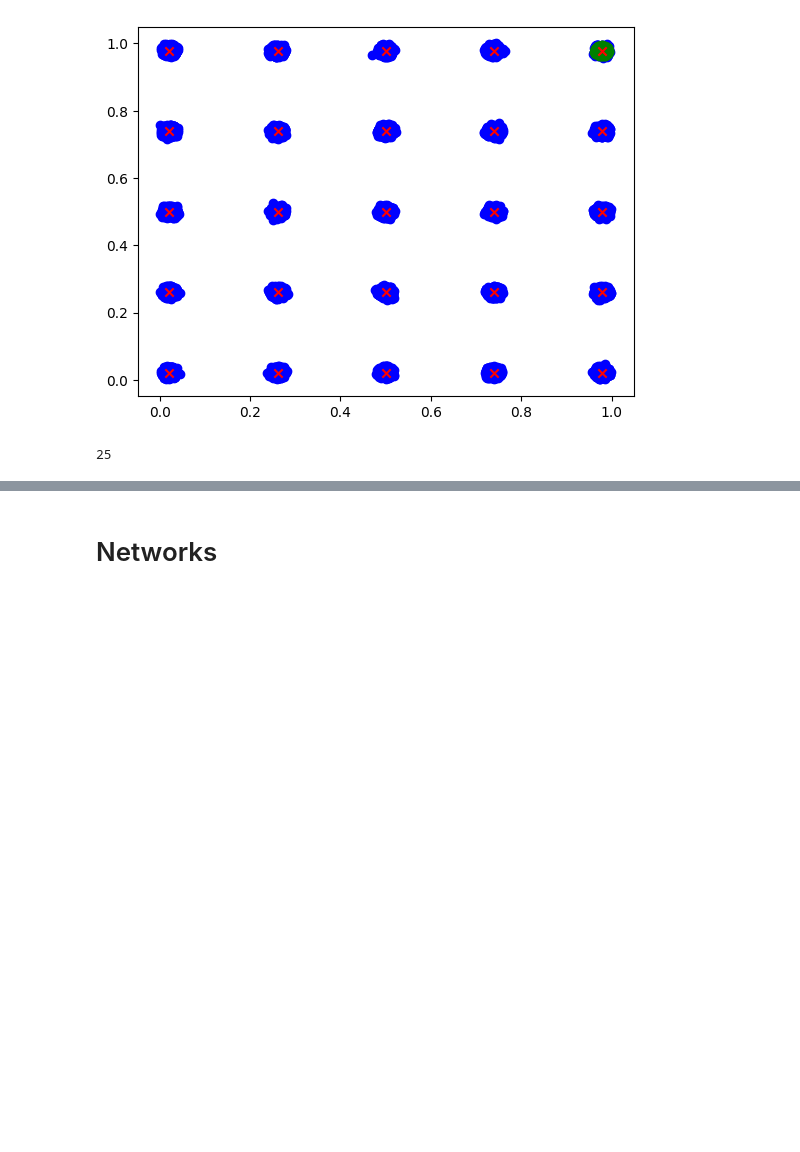
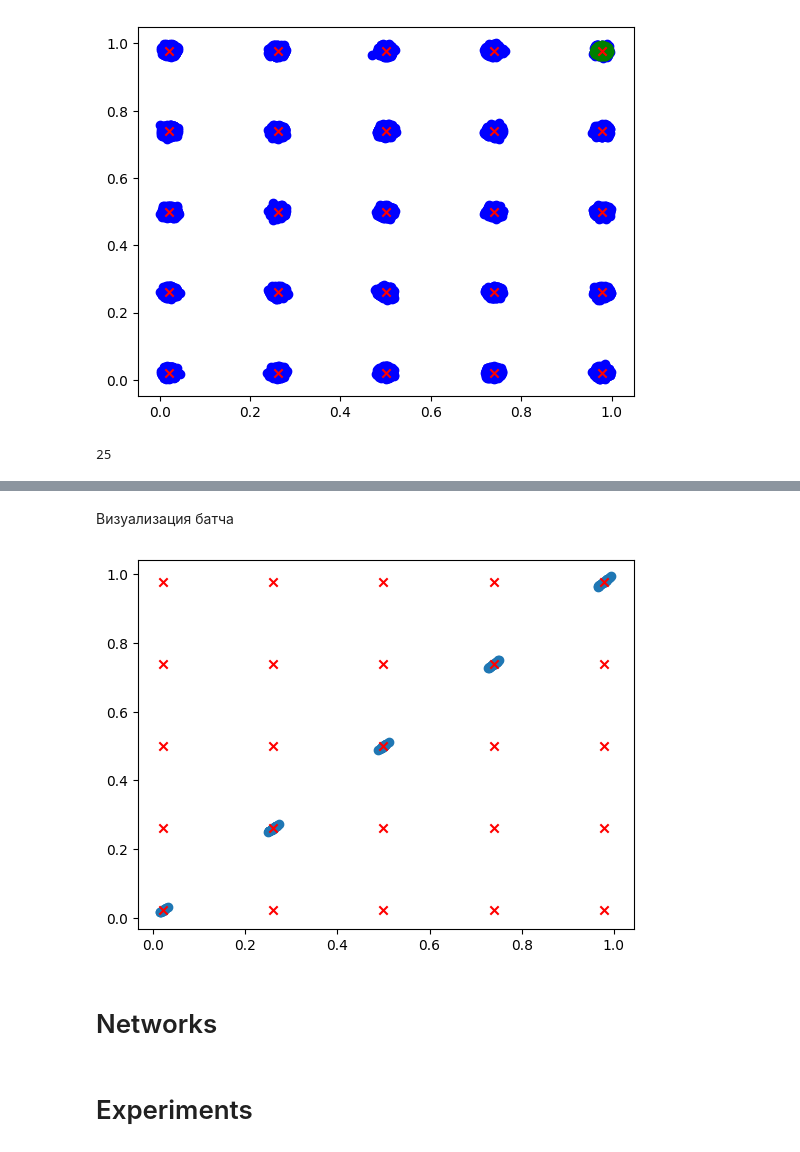
Before and after one commit to ThViviani/reduce-mode-collapse-in-gan, a Jupyter notebook: notebooks/2d-synthetic-experiments.ipynb, the cells around one changed output, grey strips where cells are left out. Cells and saved outputs as stored; diff of their text form; code cells hidden in the pictures; blank space fills up the shorter version.

```diff
--- a/notebooks/2d-synthetic-experiments.ipynb
+++ b/notebooks/2d-synthetic-experiments.ipynb
@@ -119,3 +150,15 @@ def evaluate_mode_covered(data, centroids, var):
+# %%
+dummy_labels = torch.ones(toydata.shape[0])
+train_dataset = TensorDataset(torch.FloatTensor(toydata), dummy_labels)
+train_loader = DataLoader(train_dataset, batch_size=BATCH_SIZE, shuffle=True, num_workers=2, pin_memory=True)
+# %% [markdown]
+Визуализация батча
+# %%
+b = next(iter(train_loader))[0]
+plt.scatter(b[:,0], b[:,0])
+plt.scatter(grid_centroids[:,0], grid_centroids[:,1], marker='x', color='r');
+# %% [output]
+[figure, added]
 # %% [markdown]
 # Networks
 # %%
@@ -199,0 +234,2 @@ vanila_gan2d = SyntheticVanilaGAN(
+# %% [markdown]
+# Experiments
```
Also changed, not shown: parts of 10 cells of this notebook.
